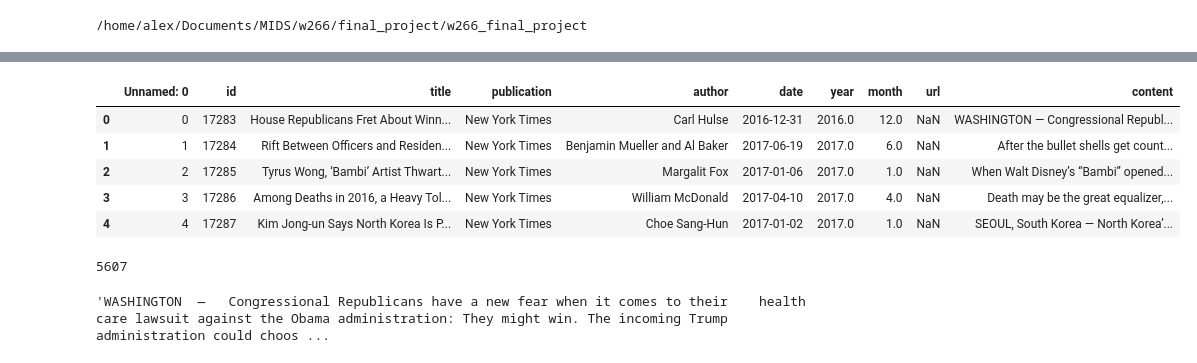
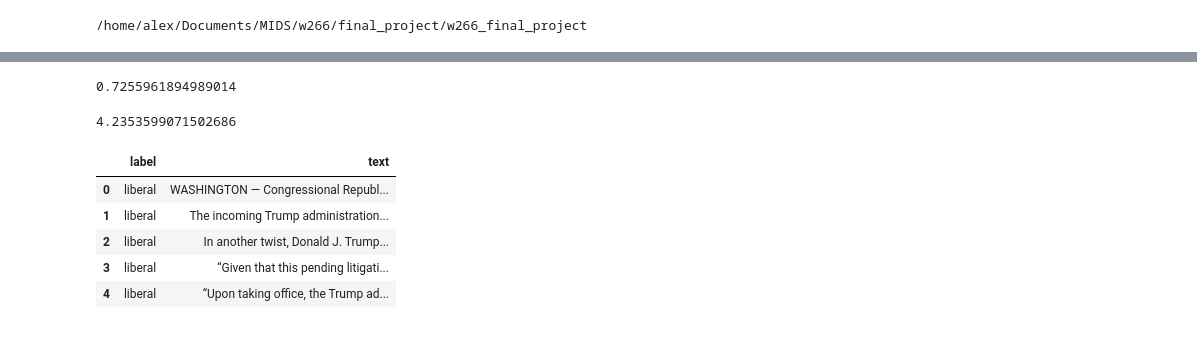
Before and after one commit to alexdauenhauer/Political-Bias-Detection, a Jupyter notebook: all-the-news.ipynb, the cells around one changed output, grey strips where cells are left out. Drawn from its saved outputs; the diff is of its cells as text; code cells hidden in the pictures.

Commit message:
filtered sentences from news dataset

```diff
--- a/all-the-news.ipynb
+++ b/all-the-news.ipynb
@@ -11,0 +361,15 @@ True
+# %%
+def extractSentences(df):
+    output = []
+    for i in range(df.shape[0]):
+        row = df.iloc[i]
+        sentList = extractContent(row)
+        output.extend(sentList)
+    df = pd.DataFrame(output)
+    df.columns = ['label', 'text']
+    return df
+# %%
+start = time.time()
+df = extractSentences(df)
+print('runtime (min): ', (time.time() - start) / 60)
+df.sample(5)
@@ -21,17 +424,28 @@ df1.shape
+# %%
+start = time.time()
+with open('filtered_sentences.pickle', 'wb') as f:
+    pickle.dump(df, f, pickle.HIGHEST_PROTOCOL)
+with open('filtered_sentences.pickle', 'rb') as f:
+    df2 = pickle.load(f)
+time.time() - start
+# %% [output]
+0.7255961894989014
+# %%
+start = time.time()
+df.to_csv('filtered_sentences.csv')
+df3 = pd.read_csv('filtered_sentences.csv')
+time.time() - start
+# %% [output]
+4.2353599071502686
+# %%
+with open('filtered_sentences.pickle', 'rb') as f:
+    df2 = pickle.load(f)
 # %%
-df1.head()
+df2.head()
 # %% [output]
-|  | Unnamed: 0 | id | title | publication | author | date | year | month | url | content |
-| 0 | 0 | 17283 | House Republicans Fret About Winn... | New York Times | Carl Hulse | 2016-12-31 | 2016.0 | 12.0 | NaN | WASHINGTON — Congressional Republ... |
-| 1 | 1 | 17284 | Rift Between Officers and Residen... | New York Times | Benjamin Mueller and Al Baker | 2017-06-19 | 2017.0 | 6.0 | NaN | After the bullet shells get count... |
-| 2 | 2 | 17285 | Tyrus Wong, ‘Bambi’ Artist Thwart... | New York Times | Margalit Fox | 2017-01-06 | 2017.0 | 1.0 | NaN | When Walt Disney’s “Bambi” opened... |
-| 3 | 3 | 17286 | Among Deaths in 2016, a Heavy Tol... | New York Times | William McDonald | 2017-04-10 | 2017.0 | 4.0 | NaN | Death may be the great equalizer,... |
-| 4 | 4 | 17287 | Kim Jong-un Says North Korea Is P... | New York Times | Choe Sang-Hun | 2017-01-02 | 2017.0 | 1.0 | NaN | SEOUL, South Korea — North Korea’... |
+|  | label | text |
+| 0 | liberal | WASHINGTON — Congressional Republ... |
+| 1 | liberal | The incoming Trump administration... |
+| 2 | liberal | In another twist, Donald J. Trump... |
+| 3 | liberal | “Given that this pending litigati... |
+| 4 | liberal | “Upon taking office, the Trump ad... |
-# %%
-len(df1.content[0])
-# %% [output]
-5607
-# %%
-df1.content[0]
-# %% [output]
-'WASHINGTON  —   Congressional Republicans have a new fear when it comes to their    health care lawsuit against the Obama administration: They might win. The incoming Trump administration could choos ...
```
Also changed, not shown: parts of 45 cells of this notebook, 1 other file.
